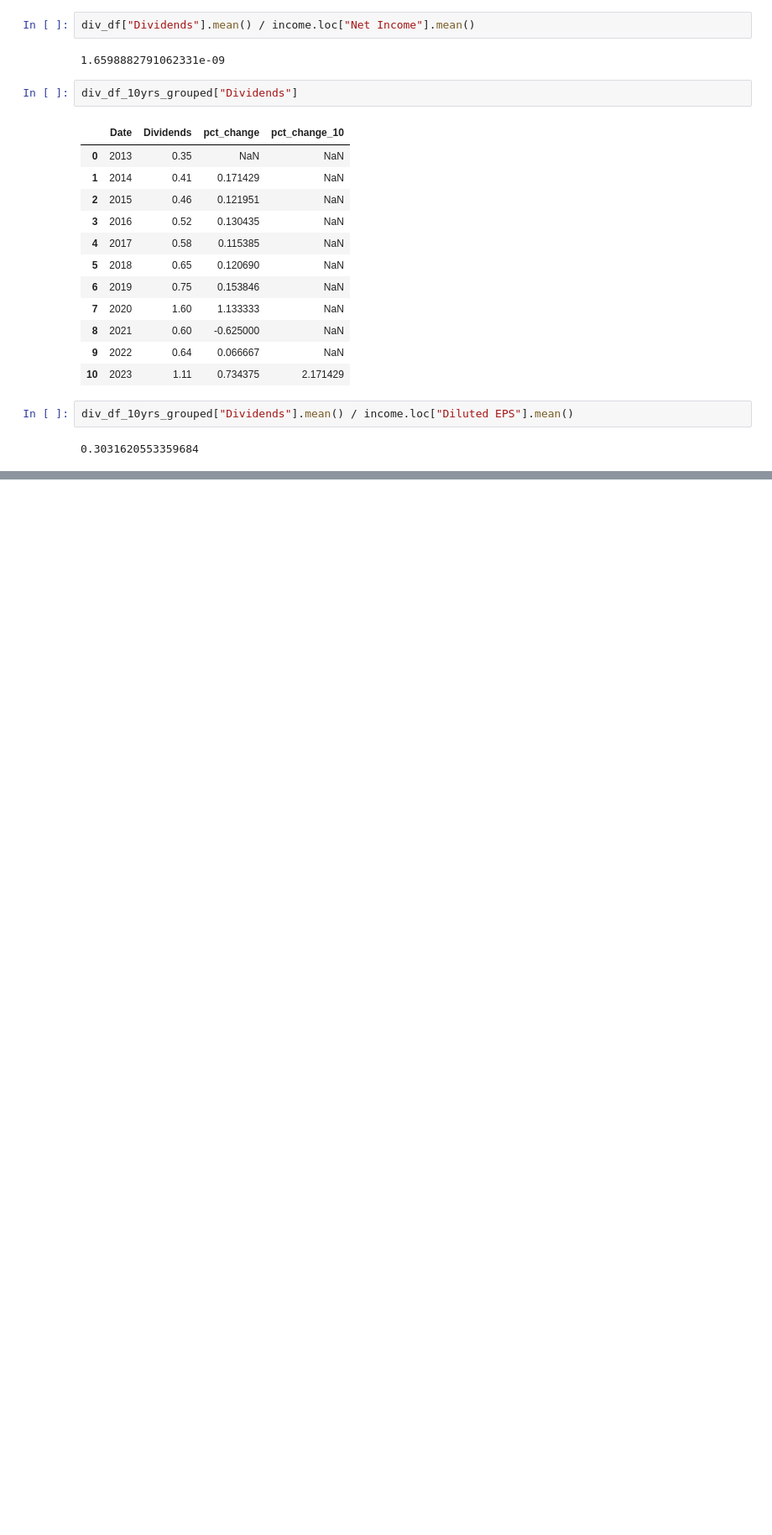
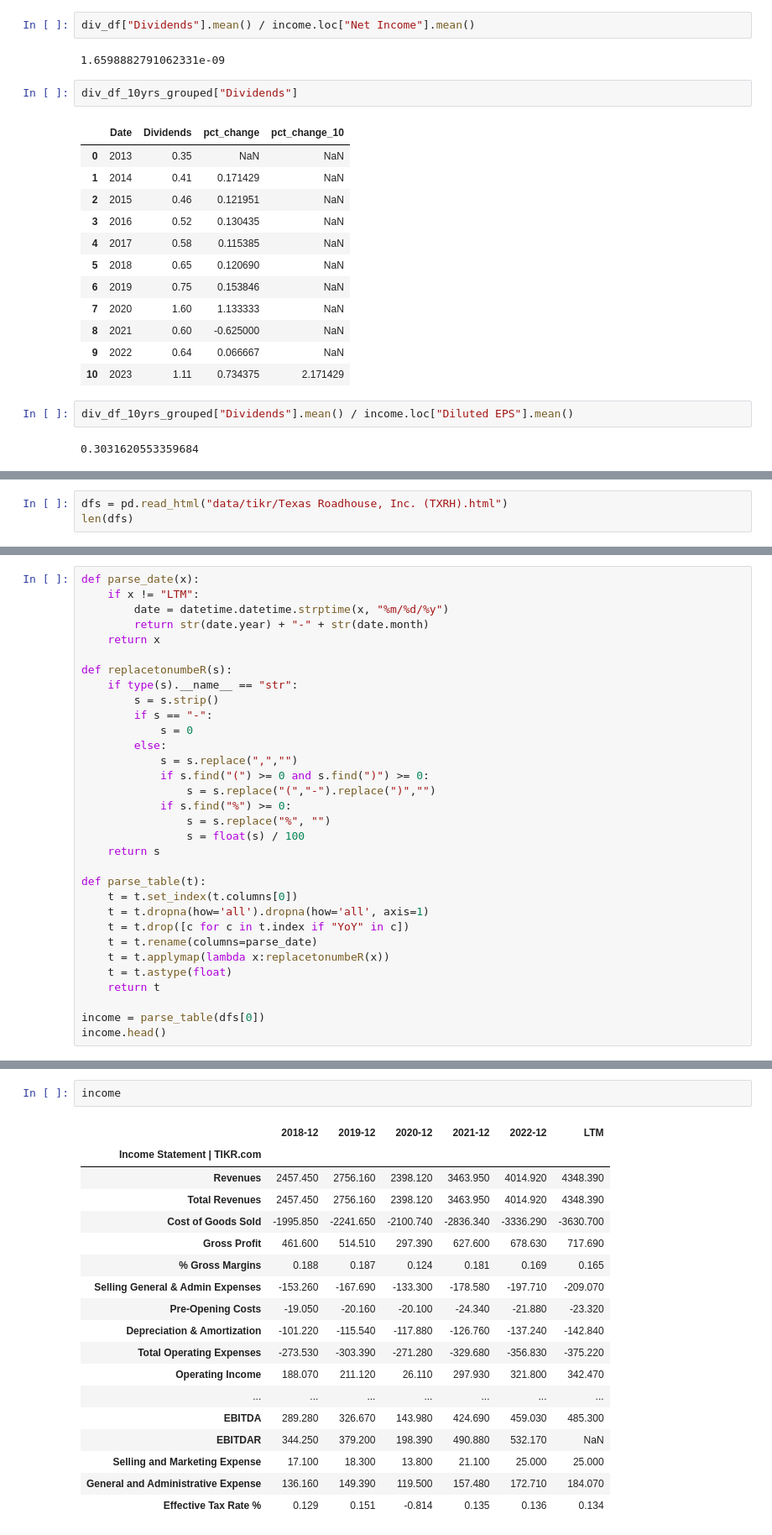
Before and after one commit to michalismeng/dividend-search, a Jupyter notebook: main.ipynb, the cells around one changed output, grey strips where cells are left out. Shown at 84% size. Saved outputs shown, nothing was run; the diff lists cells and outputs as text; blank space fills up the shorter version.

Commit message:
Add script to parse tables downloaded from TIKR

```diff
--- a/main.ipynb
+++ b/main.ipynb
@@ -266,0 +269,3 @@ div_df_10yrs_grouped["Dividends"].mean() / income.loc["Diluted EPS"].mean()
+# %%
+dfs = pd.read_html("data/tikr/Texas Roadhouse, Inc. (TXRH).html")
+len(dfs)
@@ -266,0 +274,32 @@ div_df_10yrs_grouped["Dividends"].mean() / income.loc["Diluted EPS"].mean()
+# %%
+def parse_date(x):
+    if x != "LTM":
+        date = datetime.datetime.strptime(x, "%m/%d/%y")
+        return str(date.year) + "-" + str(date.month)
+    return x
+
+def replacetonumbeR(s):
+    if type(s).__name__ == "str":
+        s = s.strip()
+        if s == "-":
+            s = 0
+        else:
+            s = s.replace(",","")
+            if s.find("(") >= 0 and s.find(")") >= 0:
+                s = s.replace("(","-").replace(")","")
+            if s.find("%") >= 0:
+                s = s.replace("%", "")
+                s = float(s) / 100
+    return s
+
+def parse_table(t):
+    t = t.set_index(t.columns[0])
+    t = t.dropna(how='all').dropna(how='all', axis=1)
+    t = t.drop([c for c in t.index if "YoY" in c])
+    t = t.rename(columns=parse_date)
+    t = t.applymap(lambda x:replacetonumbeR(x))
+    t = t.astype(float)
+    return t
+
+income = parse_table(dfs[0])
+income.head()
@@ -266,0 +370,21 @@ div_df_10yrs_grouped["Dividends"].mean() / income.loc["Diluted EPS"].mean()
+# %%
+income
+# %% [output]
+|  | 2018-12 | 2019-12 | 2020-12 | 2021-12 | 2022-12 | LTM |
+| Income Statement | TIKR.com |  |  |  |  |  |  |
+| Revenues | 2457.450 | 2756.160 | 2398.120 | 3463.950 | 4014.920 | 4348.390 |
+| Total Revenues | 2457.450 | 2756.160 | 2398.120 | 3463.950 | 4014.920 | 4348.390 |
+| Cost of Goods Sold | -1995.850 | -2241.650 | -2100.740 | -2836.340 | -3336.290 | -3630.700 |
+| Gross Profit | 461.600 | 514.510 | 297.390 | 627.600 | 678.630 | 717.690 |
+| % Gross Margins | 0.188 | 0.187 | 0.124 | 0.181 | 0.169 | 0.165 |
+| Selling General & Admin Expenses | -153.260 | -167.690 | -133.300 | -178.580 | -197.710 | -209.070 |
+| Pre-Opening Costs | -19.050 | -20.160 | -20.100 | -24.340 | -21.880 | -23.320 |
+| Depreciation & Amortization | -101.220 | -115.540 | -117.880 | -126.760 | -137.240 | -142.840 |
+| Total Operating Expenses | -273.530 | -303.390 | -271.280 | -329.680 | -356.830 | -375.220 |
+| Operating Income | 188.070 | 211.120 | 26.110 | 297.930 | 321.800 | 342.470 |
+| ... | ... | ... | ... | ... | ... | ... |
+| EBITDA | 289.280 | 326.670 | 143.980 | 424.690 | 459.030 | 485.300 |
+| EBITDAR | 344.250 | 379.200 | 198.390 | 490.880 | 532.170 | NaN |
+| Selling and Marketing Expense | 17.100 | 18.300 | 13.800 | 21.100 | 25.000 | 25.000 |
+| General and Administrative Expense | 136.160 | 149.390 | 119.500 | 157.480 | 172.710 | 184.070 |
+| Effective Tax Rate % | 0.129 | 0.151 | -0.814 | 0.135 | 0.136 | 0.134 |
```
Also changed, not shown: parts of 35 cells of this notebook, 2 other files.
